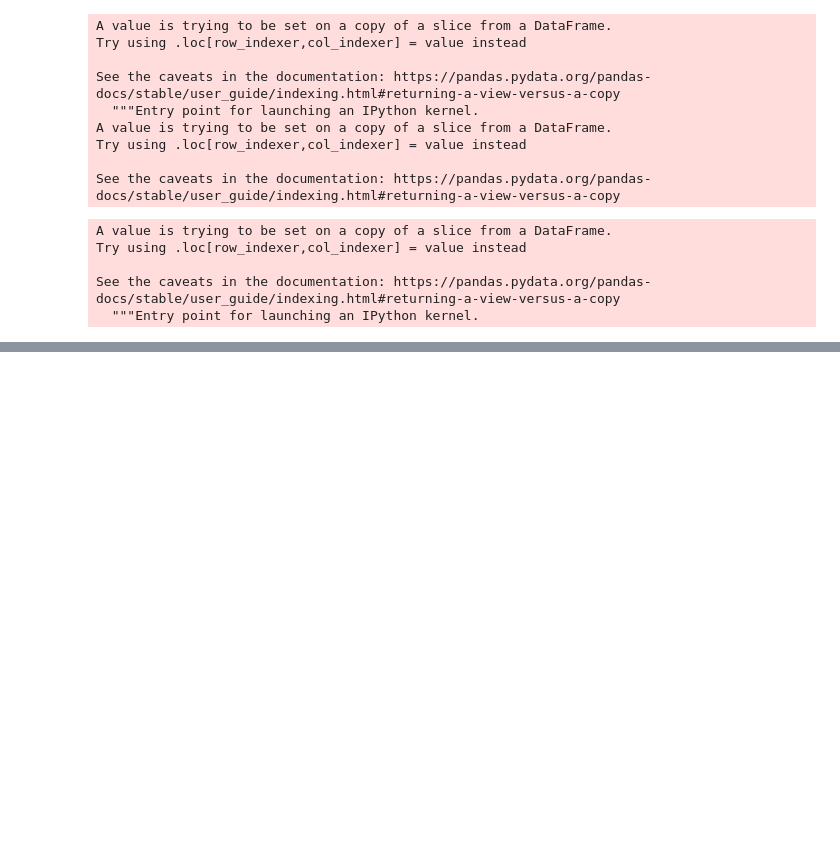
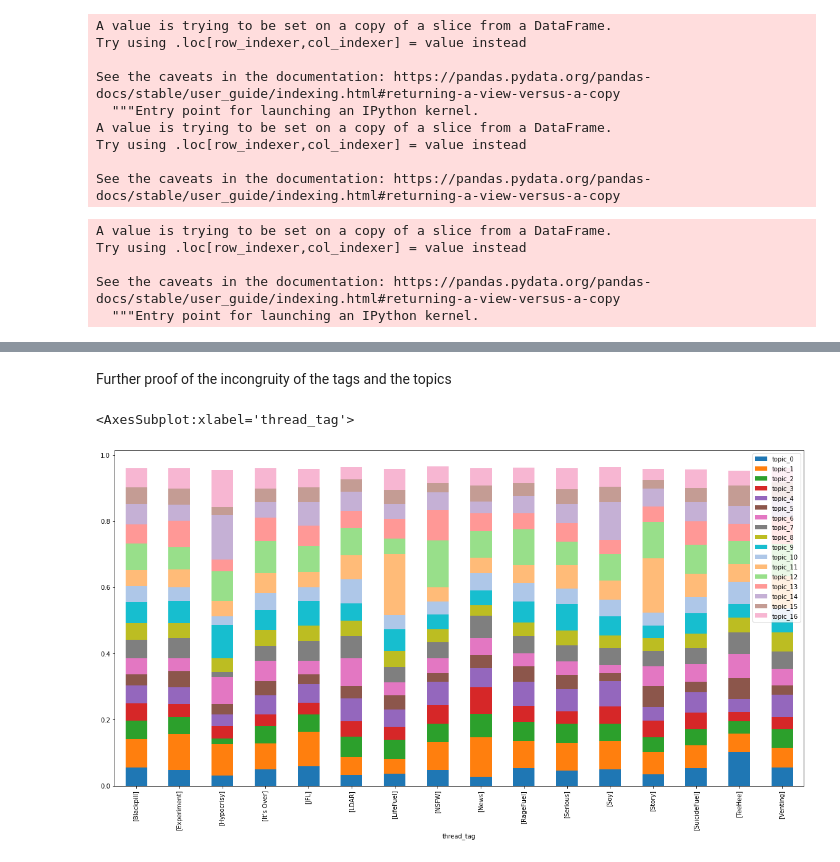
Before and after one commit to schetudiante/IncelProject, a Jupyter notebook: topic_modeling_and_sentiment_analysis.ipynb, the cells around one changed output, grey strips where cells are left out. Saved outputs shown, nothing was run; the diff lists cells and outputs as text; code cells hidden in the pictures; blank space fills up the shorter version.

```diff
--- a/topic_modeling_and_sentiment_analysis.ipynb
+++ b/topic_modeling_and_sentiment_analysis.ipynb
@@ -668,0 +816,21 @@ main_df.to_csv('main_detailed.csv')
+# %%
+ldaDF = pd.DataFrame({
+    'title': main_df['thread_title'],
+    'author': main_df['username'],
+    'thread_tag': main_df['thread_tag'],
+    'topics': [mainLDA[dictionary.doc2bow(text)] for text in main_df['reduced_tokens']]
+})
+
+#Dict to temporally hold the probabilities
+topicsProbDict = {i : [0] * len(ldaDF) for i in range(mainLDA.num_topics)}
+
+#Load them into the dict
+for index, topicTuples in enumerate(ldaDF['topics']):
+    for topicNum, prob in topicTuples:
+        topicsProbDict[topicNum][index] = prob
+
+#Update the DataFrame
+for topicNum in range(mainLDA.num_topics):
+    ldaDF['topic_{}'.format(topicNum)] = topicsProbDict[topicNum]
+
+ldaDF[1::100]
@@ -668,0 +875,11 @@ main_df.to_csv('main_detailed.csv')
+# %%
+avg_df = pd.DataFrame()
+avg_df = ldaDF.groupby('thread_tag')['topic_0', 'topic_1', 'topic_2', 'topic_3', 'topic_4', 'topic_5', 'topic_6', 'topic_7', 'topic_8', 'topic_9', 'topic_10', 'topic_11', 'topic_12', 'topic_13', 'topic_14', 'topic_15', 'topic_16'].mean()
+# %% [markdown]
+Further proof of the incongruity of the tags and the topics
+# %%
+# stack bar graph
+avg_df.plot.bar(stacked=True, figsize=(20,10), color=['#1f77b4', '#ff7f0e', '#2ca02c', '#d62728', '#9467bd', '#8c564b', '#e377c2', '#7f7f7f', '#bcbd22', '#17becf', '#aec7e8', '#ffbb78', '#98df8a', '#ff9896', '#c5b0d5', '#c49c94', '#f7b6d2', '#c7c7c7', '#dbdb8d', '#9edae5'])
+# %% [output]
+<AxesSubplot:xlabel='thread_tag'>
+[figure, added]
```
Also changed, not shown: parts of 43 cells of this notebook, 7 other files.
